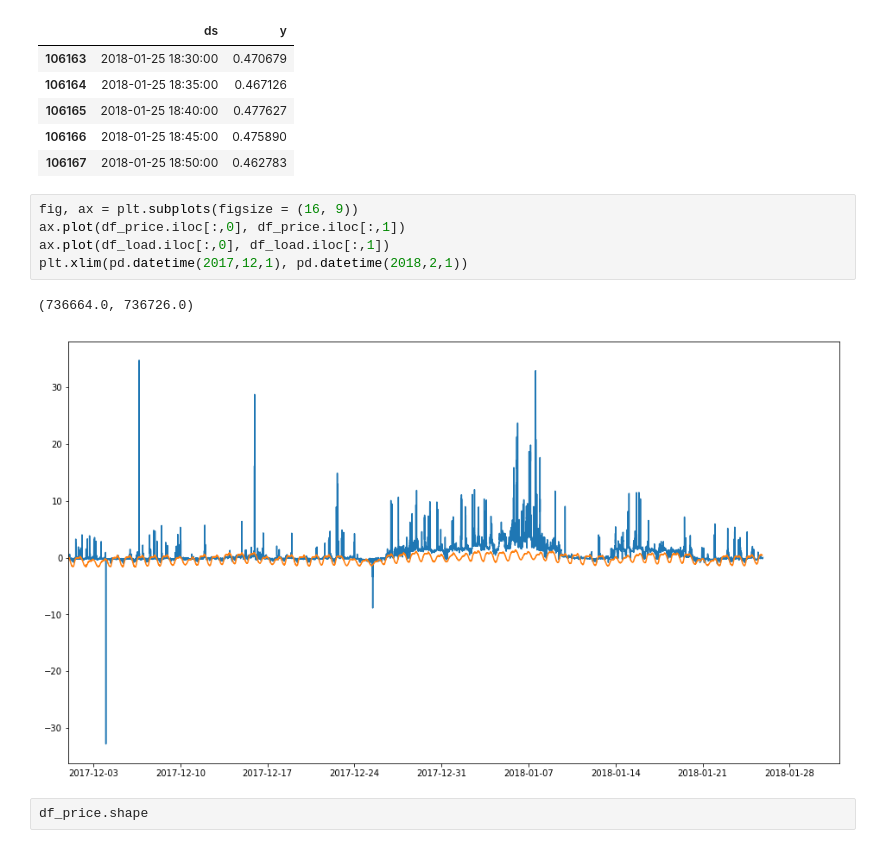
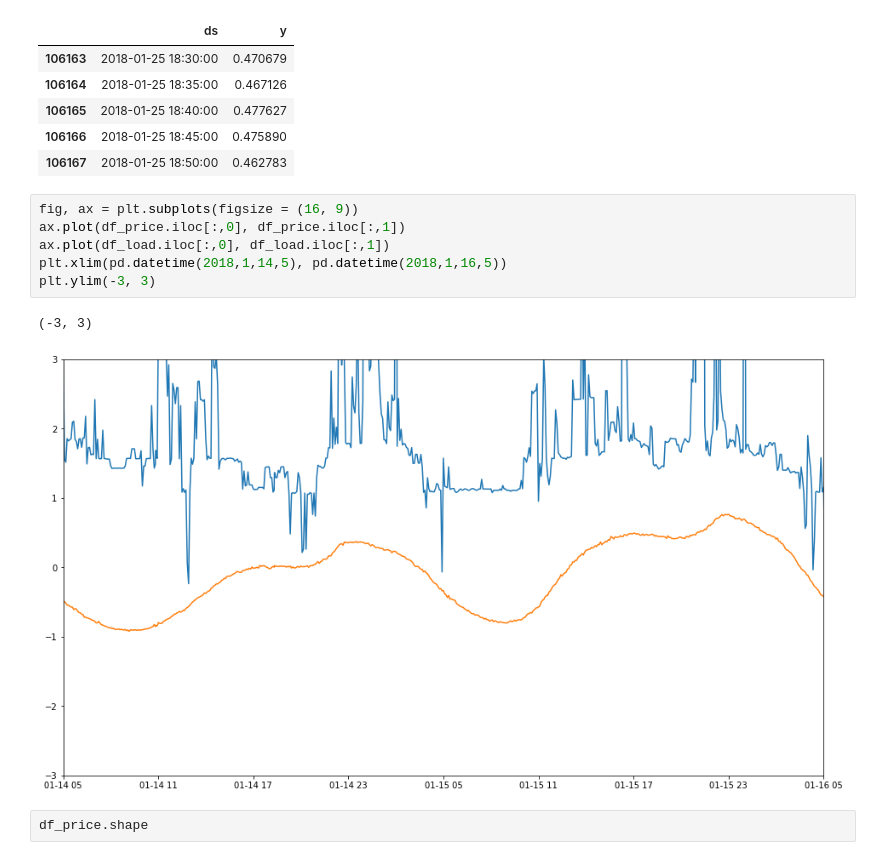
Before and after one commit to xingliuUT/battery_planner, a Jupyter notebook: prediction_model.ipynb, the cells around one changed output. Cells and saved outputs as stored; diff of their text form.

```diff
--- a/prediction_model.ipynb
+++ b/prediction_model.ipynb
@@ -61,11 +61,12 @@ df_load.tail()
 # %%
 fig, ax = plt.subplots(figsize = (16, 9))
 ax.plot(df_price.iloc[:,0], df_price.iloc[:,1])
 ax.plot(df_load.iloc[:,0], df_load.iloc[:,1])
-plt.xlim(pd.datetime(2017,12,1), pd.datetime(2018,2,1))
+plt.xlim(pd.datetime(2018,1,14,5), pd.datetime(2018,1,16,5))
+plt.ylim(-3, 3)
 # %% [output]
-(736664.0, 736726.0)
+(-3, 3)
-[figure, old version]
+[figure, new version]
 # %%
 df_price.shape
 # %% [output]
```
